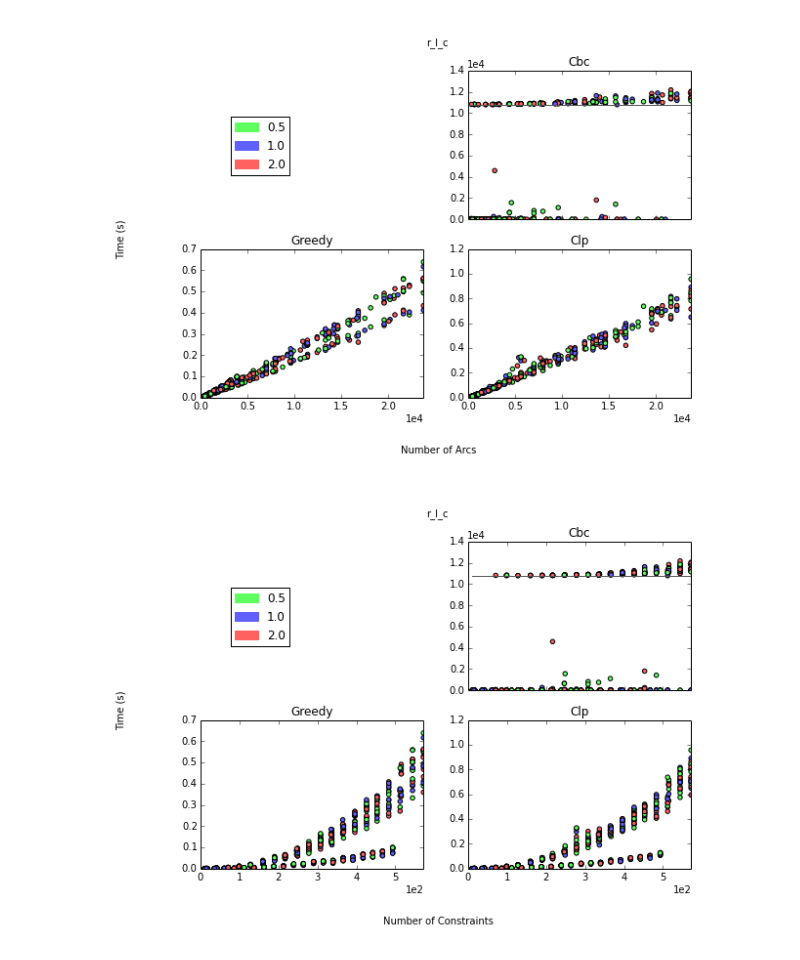
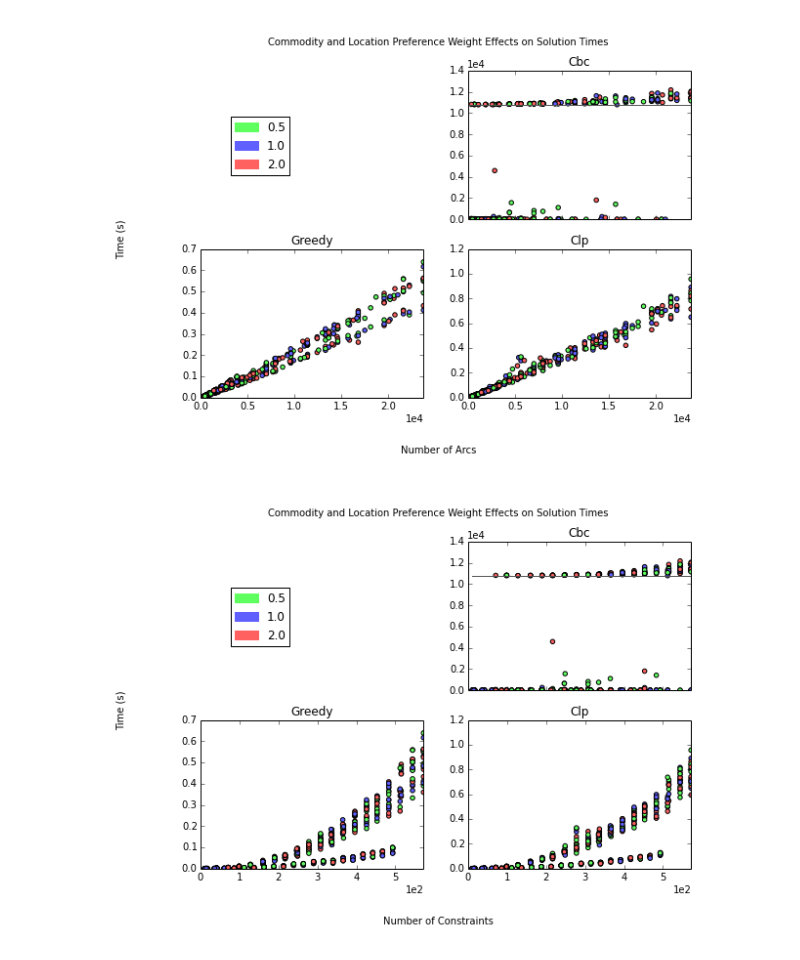
Before and after one commit to gidden/cyclopts, a Jupyter notebook: nbs/General Experimental Analysis.ipynb, the cells around one changed output. Cells and saved outputs as stored; diff of their text form; code cells hidden in the pictures.

```diff
--- a/nbs/General Experimental Analysis.ipynb
+++ b/nbs/General Experimental Analysis.ipynb
@@ -74,8 +79,9 @@ ctx.three_pane_color_scatter('pref_flow', cparam, save=save)
 # %%
 cparam = 'r_l_c'
-ctx.three_pane_color_scatter('n_arcs', cparam, save=save)
-ctx.three_pane_color_scatter('n_constrs', cparam, save=save)
-ctx.three_pane_color_scatter('pref_flow', cparam, save=save)
+title = 'Commodity and Location Preference Weight Effects on Solution Times'
+ctx.three_pane_color_scatter('n_arcs', cparam, save=save, title=title)
+ctx.three_pane_color_scatter('n_constrs', cparam, save=save, title=title)
+ctx.three_pane_color_scatter('pref_flow', cparam, save=save, title=title)
 # %% [output]
-[figure, old version]
+[figure, new version]
-[figure, old version]
+[figure, new version]
```
Also changed, not shown: parts of 5 cells of this notebook.
